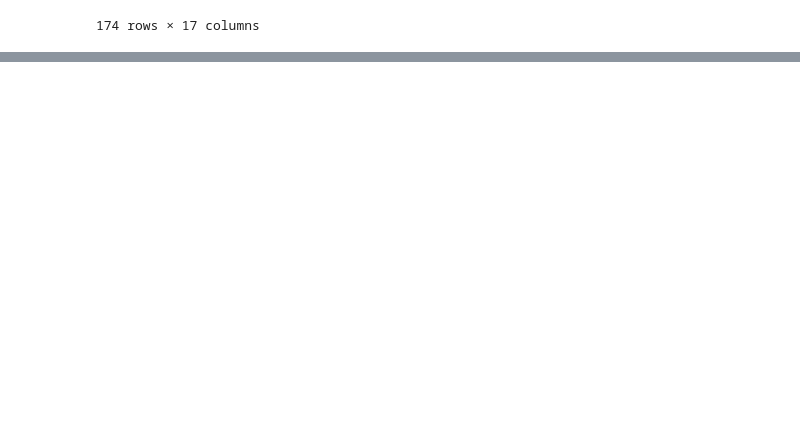
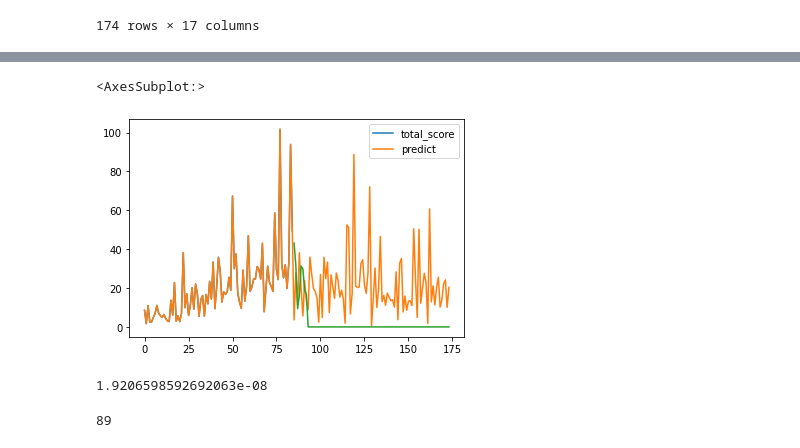
Before and after one commit to kevin-mal-smith/seinfeld, a Jupyter notebook: seinfeld_acquire.ipynb, the cells around one changed output, grey strips where cells are left out. Cells and saved outputs as stored; diff of their text form; code cells hidden in the pictures; blank space fills up the shorter version.

```diff
--- a/seinfeld_acquire.ipynb
+++ b/seinfeld_acquire.ipynb
@@ -533,0 +520,14 @@ mean_squared_error(train,y_mlp.predict[:85])
+# %%
+regr = MLPRegressor( max_iter=100,solver= 'lbfgs').fit(bow_data[:85],train)
+mlp_predictions=pd.DataFrame(regr.predict(bow_data),columns=['predict'])
+y_mlp=pd.concat([train,mlp_predictions],axis=1)
+# %%
+y_mlp.plot()
+seinfeld[seinfeld.season_y > 5].total_score.plot()
+# %% [output]
+<AxesSubplot:>
+[figure, added]
+# %%
+mean_squared_error(train,y_mlp.predict[:85])
+# %% [output]
+1.9206598592692063e-08
@@ -533,0 +536,4 @@ mean_squared_error(train,y_mlp.predict[:85])
+# %%
+y_mlp.total_score.isna().sum()
+# %% [output]
+89
```
Also changed, not shown: parts of 17 cells of this notebook.
